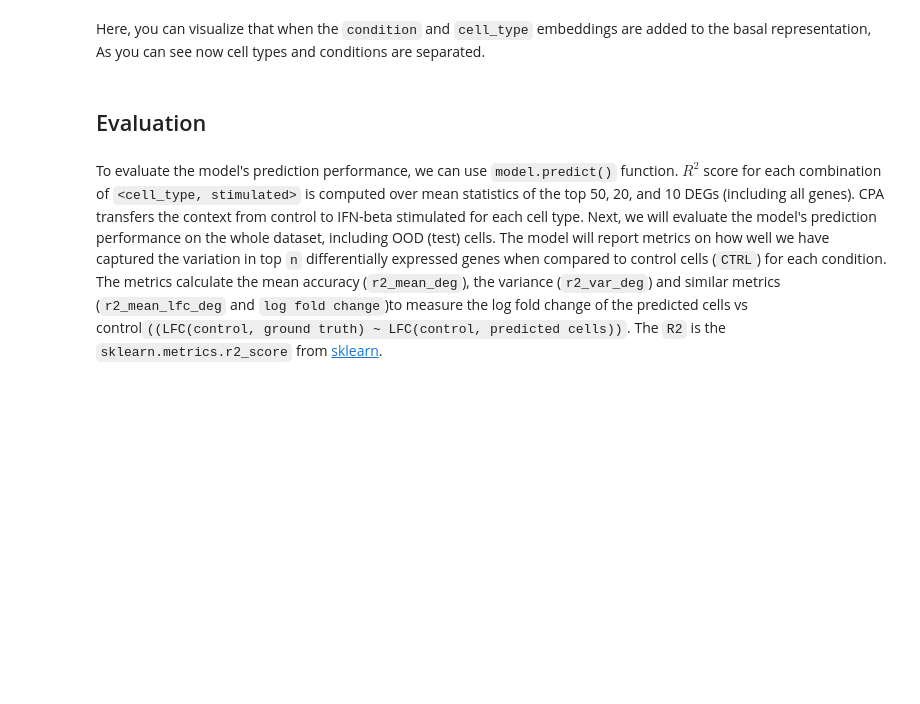
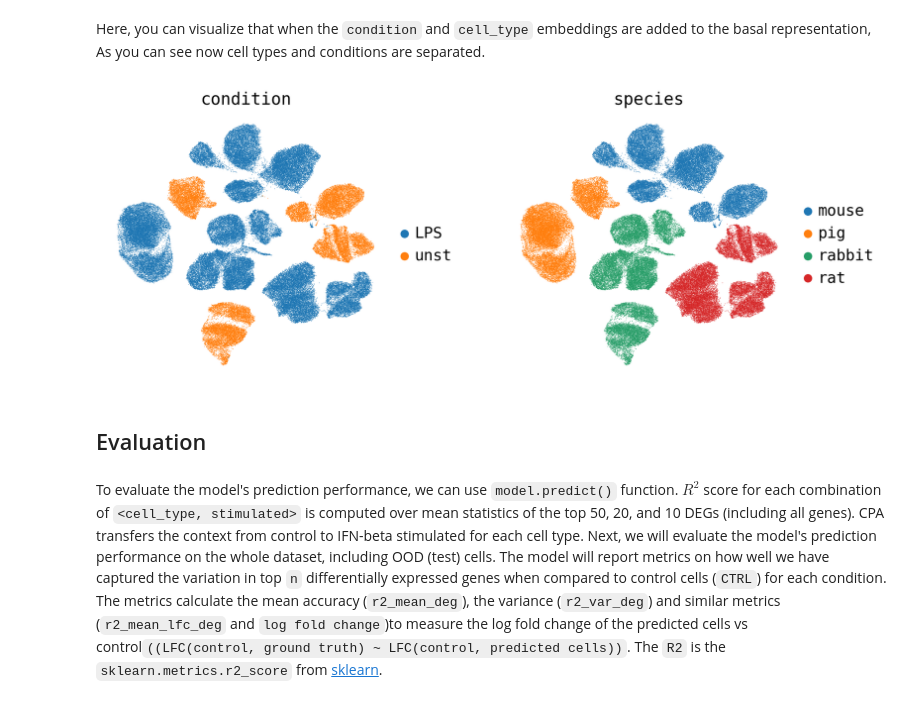
Before and after one commit to Jeriel86/IntenseCPA, a Jupyter notebook: docs/tutorials/cross_species.ipynb, the cells around one changed output. Drawn from its saved outputs; the diff is of its cells as text; code cells hidden in the pictures; blank space fills up the shorter version.

```diff
--- a/docs/tutorials/cross_species.ipynb
+++ b/docs/tutorials/cross_species.ipynb
@@ -291,9 +345,11 @@ Here, you can visualize that when the `condition` and `cell_type` embeddings are
 As you can see now cell types and conditions are separated.
 # %%
 sc.pl.umap(latent_outputs['latent_after'],
-           color=['condition', 'cell_type'],
+           color=['condition', 'species'],
            frameon=False,
            wspace=0.3)
+# %% [output]
+[figure, added]
 # %% [markdown]
 ## Evaluation
 # %% [markdown]
```
Also changed, not shown: parts of 15 cells of this notebook, 4 other files.
